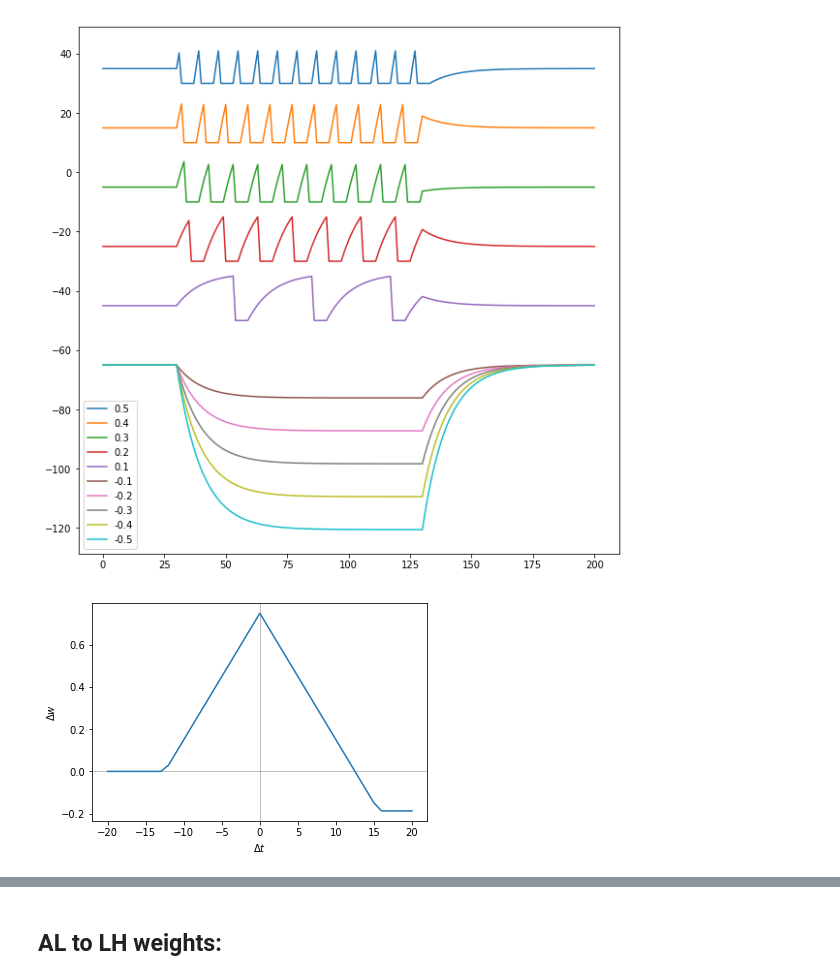
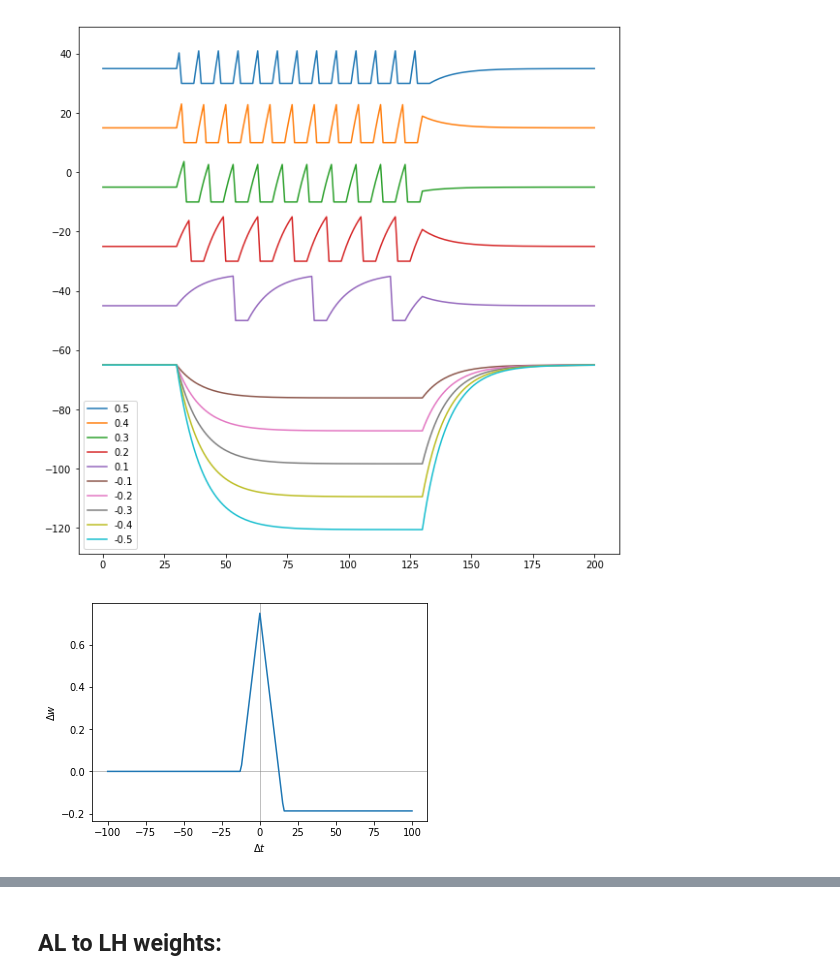
Before and after one commit to chanokin/brainscales-recognition, a Jupyter notebook: codebase/mushroom_body/analyze_mbody_results.ipynb, the cells around one changed output, grey strips where cells are left out. Saved outputs shown, nothing was run; the diff lists cells and outputs as text; code cells hidden in the pictures.

```diff
--- a/codebase/mushroom_body/analyze_mbody_results.ipynb
+++ b/codebase/mushroom_body/analyze_mbody_results.ipynb
@@ -149,33 +149,33 @@ td = 10.0**5
 g0 = 1.25
 gmax = 3.75
 t_minus =  -((1.0/c10 + 1.0/c11)*tl*c11)/2.0
 t_plus = ((1.0/c01 + 1.0/c11)*tl*c11)/2.0
 a_plus = -2.0*gmax/(tl*c11)
 a_minus = -a_plus
 y_minus = -gmax/c10
 y0 = gmax/c11
 y_plus = -gmax/c01
 
-max_dt = 20.0
+max_dt = 100.0
 dt = np.arange(-max_dt, max_dt + 1)
 y = np.zeros_like(dt)
 y[dt < t_minus] = y_minus
 w = np.where(np.logical_and(t_minus < dt, dt <= 0))
 y[w] = a_minus * dt[w] + y0
 w = np.where(np.logical_and(0 < dt, dt <= t_plus))
 y[w] = a_plus * dt[w] + y0
 y[dt > t_plus] = y_plus
 
 plt.figure()
 ax = plt.subplot(1, 1, 1)
 plt.axhline(0, color='gray', linewidth=0.5)
 plt.axvline(0, color='gray', linewidth=0.5)
 plt.plot(dt, y)
 
 ax.set_ylabel('$\Delta w$')
 ax.set_xlabel('$\Delta t$')
 # plt.yscale('log')
 plt.show()
 # %% [output]
-[figure, old version]
+[figure, new version]
 # %%
```
Also changed, not shown: parts of 28 cells of this notebook, 20 other files.
